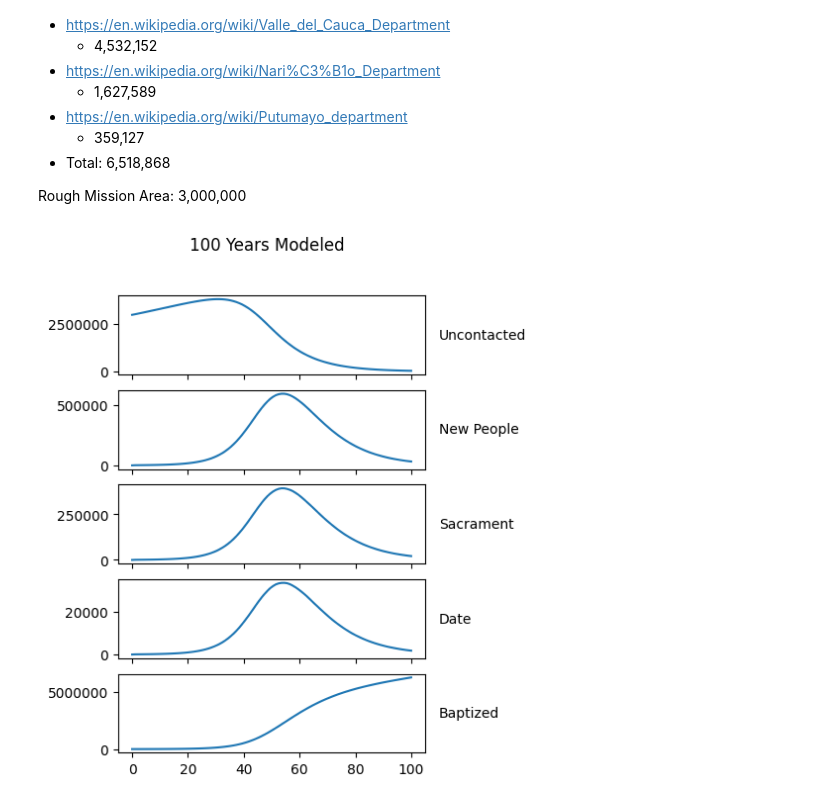
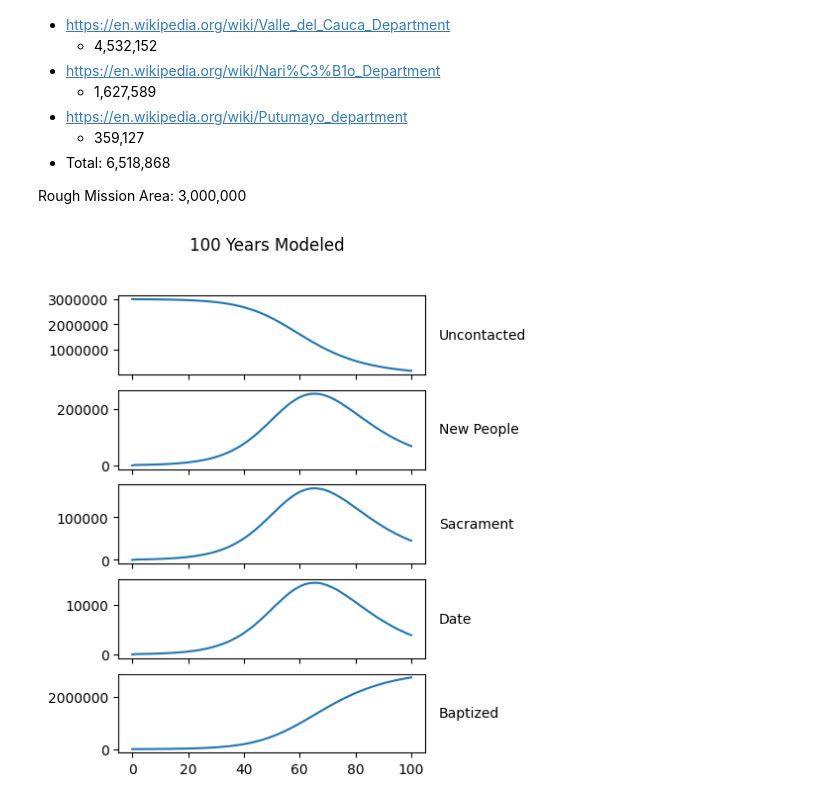
Before and after one commit to mward19/key-indicators-model, a Jupyter notebook: project.ipynb, the cells around one changed output. Cells and saved outputs as stored; diff of their text form; code cells hidden in the pictures.

```diff
--- a/project.ipynb
+++ b/project.ipynb
@@ -81,28 +82,28 @@ def plot_solutions_together(ts, y_hat, population, title="Modeled Data"):
 # %%
 init_members = 5 * 4 * 150
 population = 3_000_000
 init_U = population - init_members
 alpha = (100 * population) / (init_U * init_members)  # Rate going from Date to Baptized
 beta = 1 / 3                                          # Rate going from New People to Sacrament
 delta = 1 / 20                                        # Rate going from Sacrament to Date
 epsilon = 1 / 12                                      # Rate going from Date to Baptized
 gamma = 1 / 2                                         # Rate going from Date to Sacrament
 kappa = 1 / 2                                         # Rate going from Sacrament to Teaching
 lamb = 1 / 15                                         # Rate going from Teaching to Uncontacted
-eta = 0.0002
-omega = 0.0001
+eta = 0.000337 - 0.00015
+omega = 0.000337 - 0.00015
 
 params = (alpha, beta, gamma, delta, epsilon, eta, kappa, lamb, omega)
 
 t0 = 0
 tf = 52 * 100
 ts = np.linspace(t0, tf, 100)
 
 y0 = np.array([init_U / population, 0, 0, 0, init_members / population])
 y_hat = model_unsdb(params, y0, ts)
 plot_solutions_separate(ts, y_hat, population, "100 Years Modeled")
 # %% [output]
-[figure, old version]
+[figure, new version]
 # %%
 plot_solutions_together(ts, y_hat, population, "100 Years Modeled")
 # %% [output]
```
Also changed, not shown: parts of 6 cells of this notebook, 4 other files.
